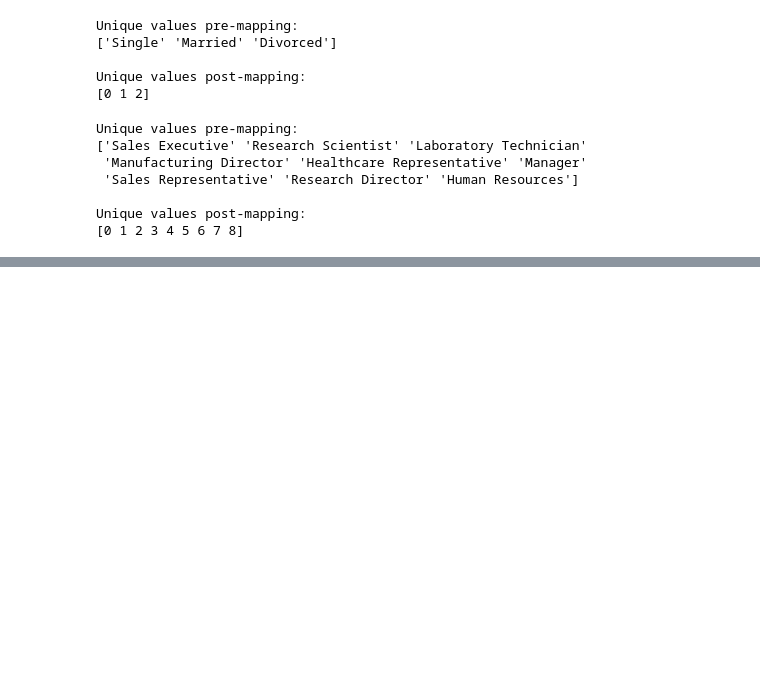
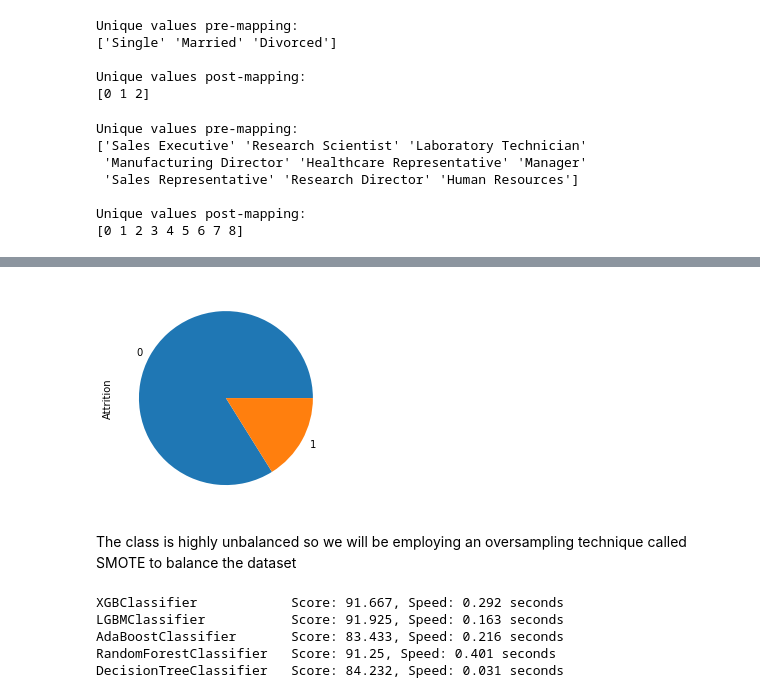
Before and after one commit to iamunik/Employee-Attrition, a Jupyter notebook: Machine Learning/Attrition model.ipynb, the cells around one changed output, grey strips where cells are left out. Drawn from its saved outputs; the diff is of its cells as text; code cells hidden in the pictures; blank space fills up the shorter version.

```diff
--- a/Machine Learning/Attrition model.ipynb
+++ b/Machine Learning/Attrition model.ipynb
@@ -265,0 +220,10 @@ The Pearson Correlation Coefficient of 'YearsWithCurrManager' is -0.156199315901
+# %%
+from imblearn.over_sampling import SMOTE
+from sklearn.model_selection import train_test_split
+from sklearn.metrics import f1_score
+
+
+X = data.drop(['id', 'Attrition', 'EmployeeCount','EmployeeNumber', 'Over18'], axis = 1) # Features
+y = data.Attrition # Target
+
+X.head(5)
@@ -265,0 +237,8 @@ The Pearson Correlation Coefficient of 'YearsWithCurrManager' is -0.156199315901
+# %%
+attr = y.value_counts()
+attr.plot(kind='pie')
+plt.show()
+# %% [output]
+[figure, added]
+# %% [markdown]
+The class is highly unbalanced so we will be employing an oversampling technique called SMOTE to balance the dataset
@@ -265,0 +327,10 @@ The Pearson Correlation Coefficient of 'YearsWithCurrManager' is -0.156199315901
+# %%
+# RECHECK!!!!!!!!!!!!!!!!
+for algo, result in accuracy.items():
+    print(f"{algo:{24}} Score: {result}, Speed: {speed[algo]} seconds")
+# %% [output]
+XGBClassifier            Score: 91.667, Speed: 0.292 seconds
+LGBMClassifier           Score: 91.925, Speed: 0.163 seconds
+AdaBoostClassifier       Score: 83.433, Speed: 0.216 seconds
+RandomForestClassifier   Score: 91.25, Speed: 0.401 seconds
+DecisionTreeClassifier   Score: 84.232, Speed: 0.031 seconds
```
Also changed, not shown: parts of 35 cells of this notebook.
